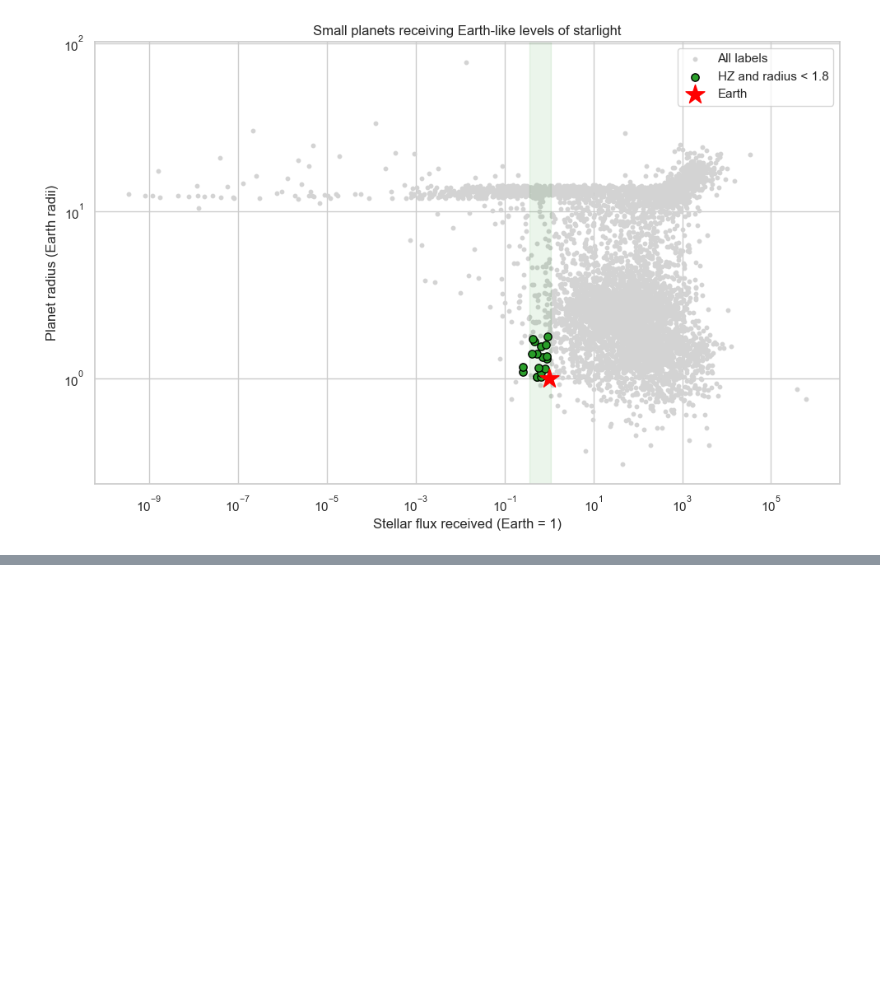
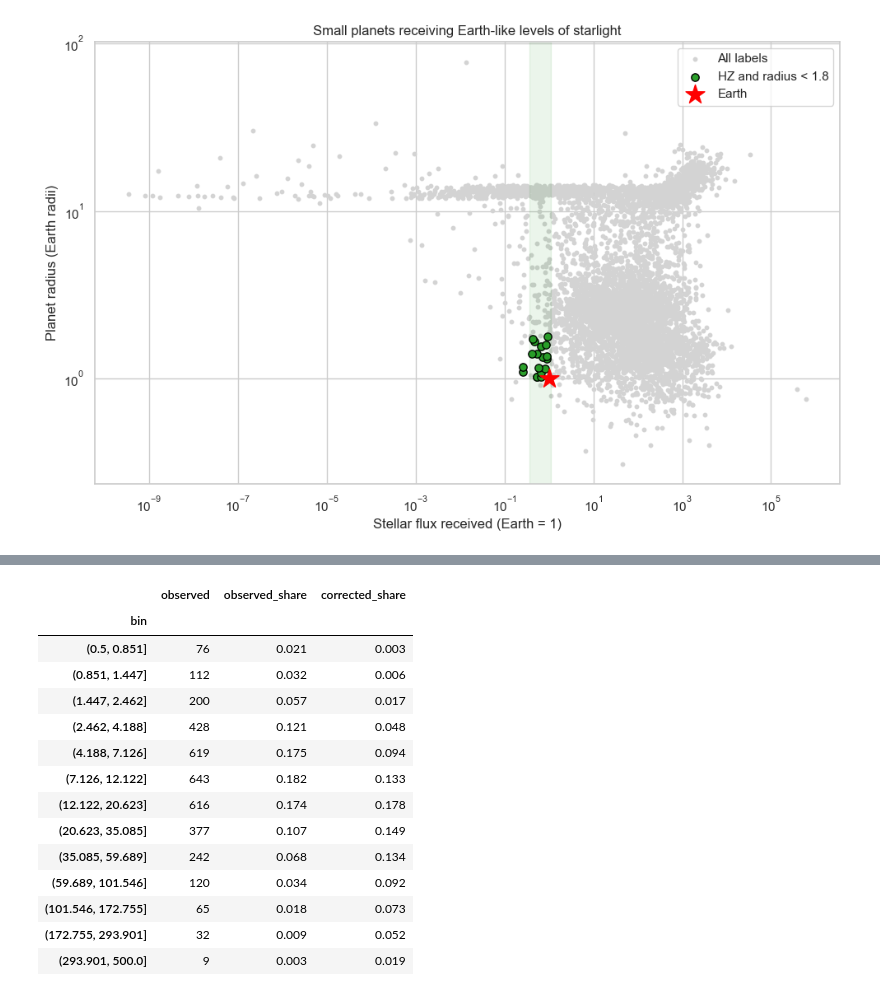
Before and after one commit to Rasul-Mushtaq/nasa-exoplanets, a Jupyter notebook: exoplanets.ipynb, the cells around one changed output, grey strips where cells are left out. Drawn from its saved outputs; the diff is of its cells as text; code cells hidden in the pictures; blank space fills up the shorter version.

```diff
--- a/exoplanets.ipynb
+++ b/exoplanets.ipynb
@@ -191,0 +198,41 @@ plt.show()
+# %%
+rsun_au = 0.00465047
+
+tr = df[
+    (df["discoverymethod"] == "Transit")
+    & df["pl_orbper"].notna()
+    & df["st_rad"].notna()
+    & df["a_au"].notna()
+    & (df["pl_rade"] < 4)
+].copy()
+
+tr["p_transit"] = (tr["st_rad"] * rsun_au / tr["a_au"]).clip(upper=1)
+tr["weight"] = 1.0 / tr["p_transit"]
+
+bins = np.logspace(np.log10(0.5), np.log10(500), 14)
+tr["bin"] = pd.cut(tr["pl_orbper"], bins)
+
+summary = tr.groupby("bin", observed=True).agg(
+    observed=("pl_name", "count"),
+    corrected=("weight", "sum"),
+)
+summary["observed_share"] = summary["observed"] / summary["observed"].sum()
+summary["corrected_share"] = summary["corrected"] / summary["corrected"].sum()
+
+summary[["observed", "observed_share", "corrected_share"]].round(3)
+# %% [output]
+|  | observed | observed_share | corrected_share |
+| bin |  |  |  |
+| (0.5, 0.851] | 76 | 0.021 | 0.003 |
+| (0.851, 1.447] | 112 | 0.032 | 0.006 |
+| (1.447, 2.462] | 200 | 0.057 | 0.017 |
+| (2.462, 4.188] | 428 | 0.121 | 0.048 |
+| (4.188, 7.126] | 619 | 0.175 | 0.094 |
+| (7.126, 12.122] | 643 | 0.182 | 0.133 |
+| (12.122, 20.623] | 616 | 0.174 | 0.178 |
+| (20.623, 35.085] | 377 | 0.107 | 0.149 |
+| (35.085, 59.689] | 242 | 0.068 | 0.134 |
+| (59.689, 101.546] | 120 | 0.034 | 0.092 |
+| (101.546, 172.755] | 65 | 0.018 | 0.073 |
+| (172.755, 293.901] | 32 | 0.009 | 0.052 |
+| (293.901, 500.0] | 9 | 0.003 | 0.019 |
```
Also changed, not shown: parts of 2 cells of this notebook.
